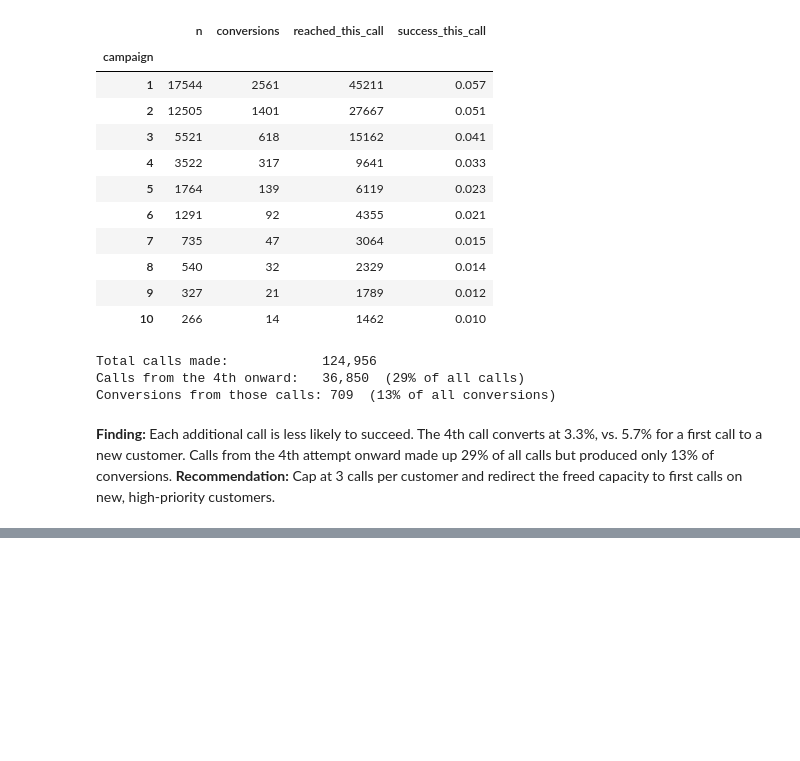
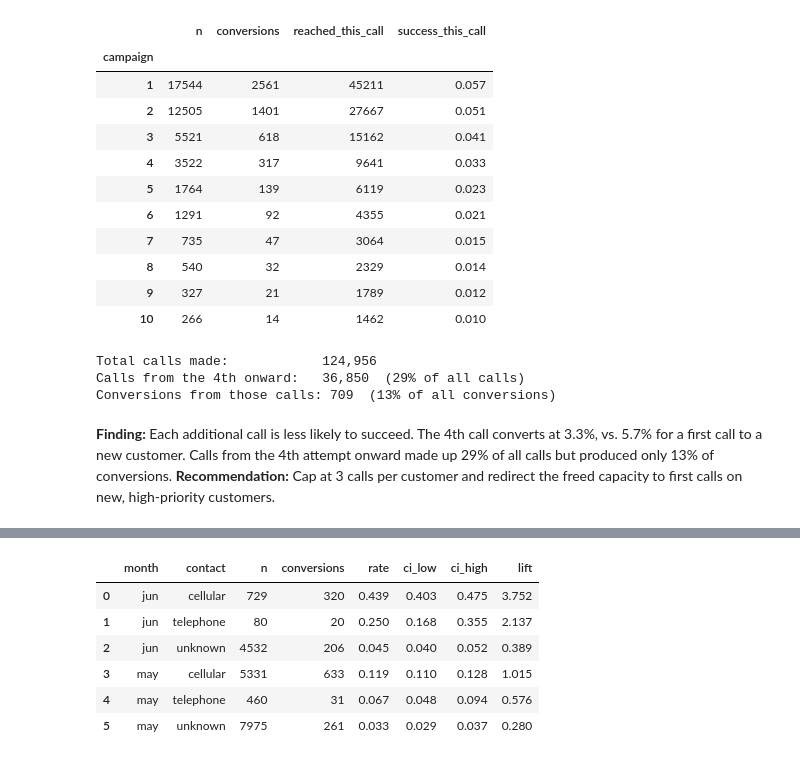
Before and after one commit to zhenyizhu672-oss/bank-telemarketing-targeting, a Jupyter notebook: analysis.ipynb, the cells around one changed output, grey strips where cells are left out. Drawn from its saved outputs; the diff is of its cells as text; code cells hidden in the pictures; blank space fills up the shorter version.

```diff
--- a/analysis.ipynb
+++ b/analysis.ipynb
@@ -174,0 +197,11 @@ Calls from the 4th attempt onward made up 29% of all calls but produced only 13%
+# %%
+may_jun = df[df['month'].isin(['may', 'jun'])]
+conversion_table(may_jun, ['month', 'contact']).sort_values(['month', 'contact'])
+# %% [output]
+|  | month | contact | n | conversions | rate | ci_low | ci_high | lift |
+| 0 | jun | cellular | 729 | 320 | 0.439 | 0.403 | 0.475 | 3.752 |
+| 1 | jun | telephone | 80 | 20 | 0.250 | 0.168 | 0.355 | 2.137 |
+| 2 | jun | unknown | 4532 | 206 | 0.045 | 0.040 | 0.052 | 0.389 |
+| 3 | may | cellular | 5331 | 633 | 0.119 | 0.110 | 0.128 | 1.015 |
+| 4 | may | telephone | 460 | 31 | 0.067 | 0.048 | 0.094 | 0.576 |
+| 5 | may | unknown | 7975 | 261 | 0.033 | 0.029 | 0.037 | 0.280 |
```
Also changed, not shown: parts of 3 cells of this notebook.
